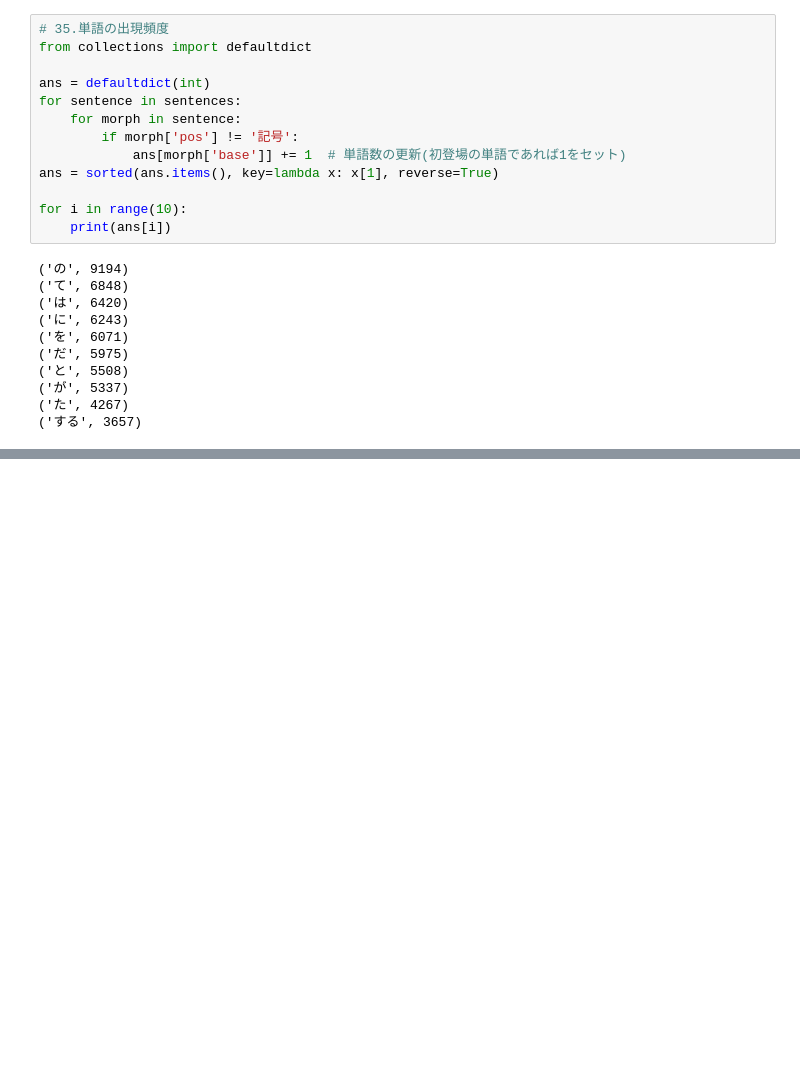
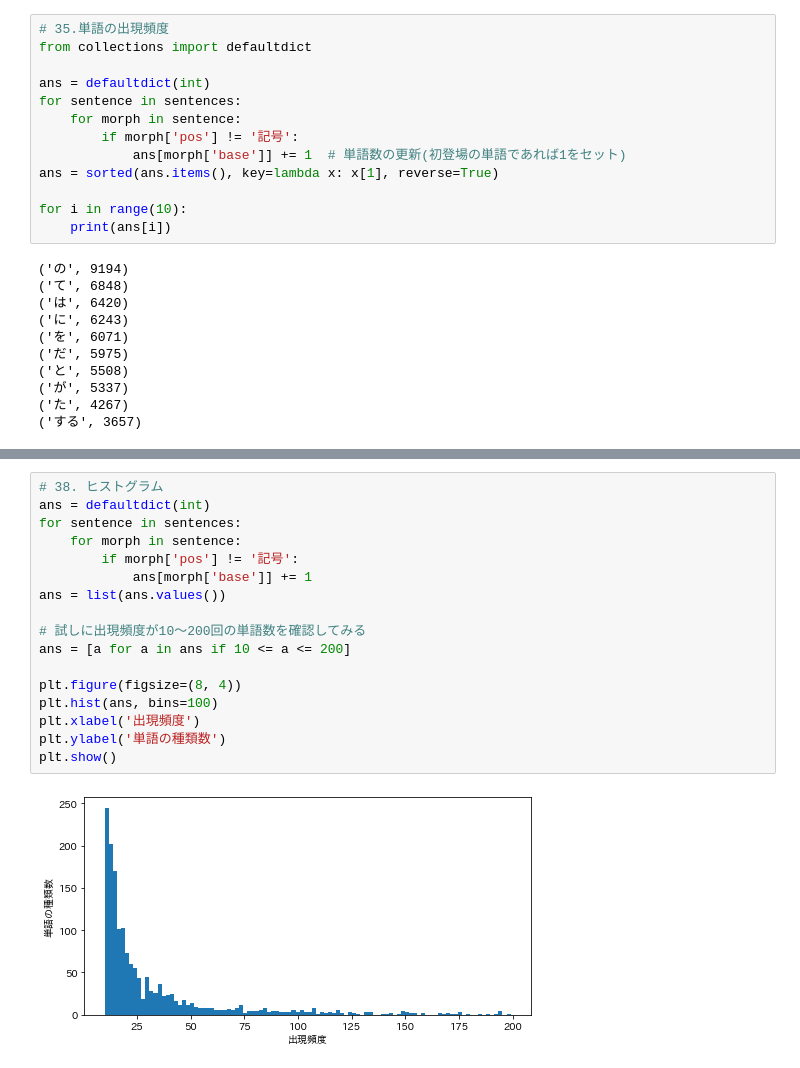
Before and after one commit to sy-19/NLP100, a Jupyter notebook: NLP_ch4.ipynb, the cells around one changed output, grey strips where cells are left out. Saved outputs shown, nothing was run; the diff lists cells and outputs as text; blank space fills up the shorter version.

```diff
--- a/NLP_ch4.ipynb
+++ b/NLP_ch4.ipynb
@@ -127,0 +163,19 @@ for i in range(10):
+# %%
+# 38. ヒストグラム
+ans = defaultdict(int)
+for sentence in sentences:
+    for morph in sentence:
+        if morph['pos'] != '記号':
+            ans[morph['base']] += 1
+ans = list(ans.values())
+
+# 試しに出現頻度が10〜200回の単語数を確認してみる
+ans = [a for a in ans if 10 <= a <= 200]
+
+plt.figure(figsize=(8, 4))
+plt.hist(ans, bins=100)
+plt.xlabel('出現頻度')
+plt.ylabel('単語の種類数')
+plt.show()
+# %% [output]
+[figure, added]
```
Also changed, not shown: parts of 7 cells of this notebook.
